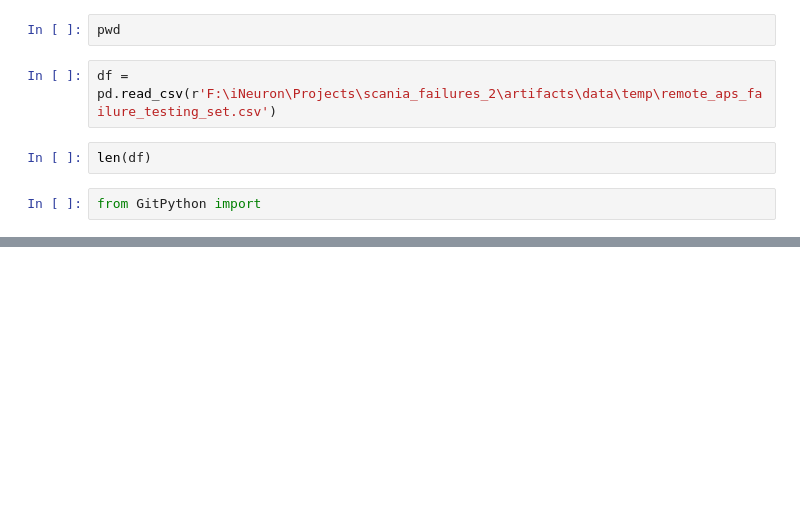
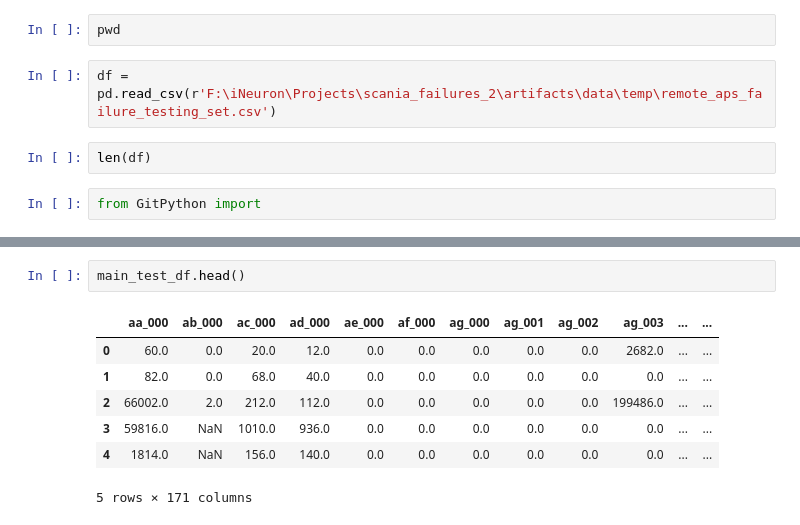
Before and after one commit to Raj-Narayanan-B/scania_truck_failures, a Jupyter notebook: notebooks/dagshub.ipynb, the cells around one changed output, grey strips where cells are left out. Cells and saved outputs as stored; diff of their text form; blank space fills up the shorter version.

```diff
--- a/notebooks/dagshub.ipynb
+++ b/notebooks/dagshub.ipynb
@@ -856,0 +905,10 @@ from GitPython import
+# %%
+main_test_df.head()
+# %% [output]
+|  | aa_000 | ab_000 | ac_000 | ad_000 | ae_000 | af_000 | ag_000 | ag_001 | ag_002 | ag_003 | ... | ... |
+| 0 | 60.0 | 0.0 | 20.0 | 12.0 | 0.0 | 0.0 | 0.0 | 0.0 | 0.0 | 2682.0 | ... | ... |
+| 1 | 82.0 | 0.0 | 68.0 | 40.0 | 0.0 | 0.0 | 0.0 | 0.0 | 0.0 | 0.0 | ... | ... |
+| 2 | 66002.0 | 2.0 | 212.0 | 112.0 | 0.0 | 0.0 | 0.0 | 0.0 | 0.0 | 199486.0 | ... | ... |
+| 3 | 59816.0 | NaN | 1010.0 | 936.0 | 0.0 | 0.0 | 0.0 | 0.0 | 0.0 | 0.0 | ... | ... |
+| 4 | 1814.0 | NaN | 156.0 | 140.0 | 0.0 | 0.0 | 0.0 | 0.0 | 0.0 | 0.0 | ... | ... |
+5 rows × 171 columns
```
Also changed, not shown: parts of 27 cells of this notebook, 26 other files.
